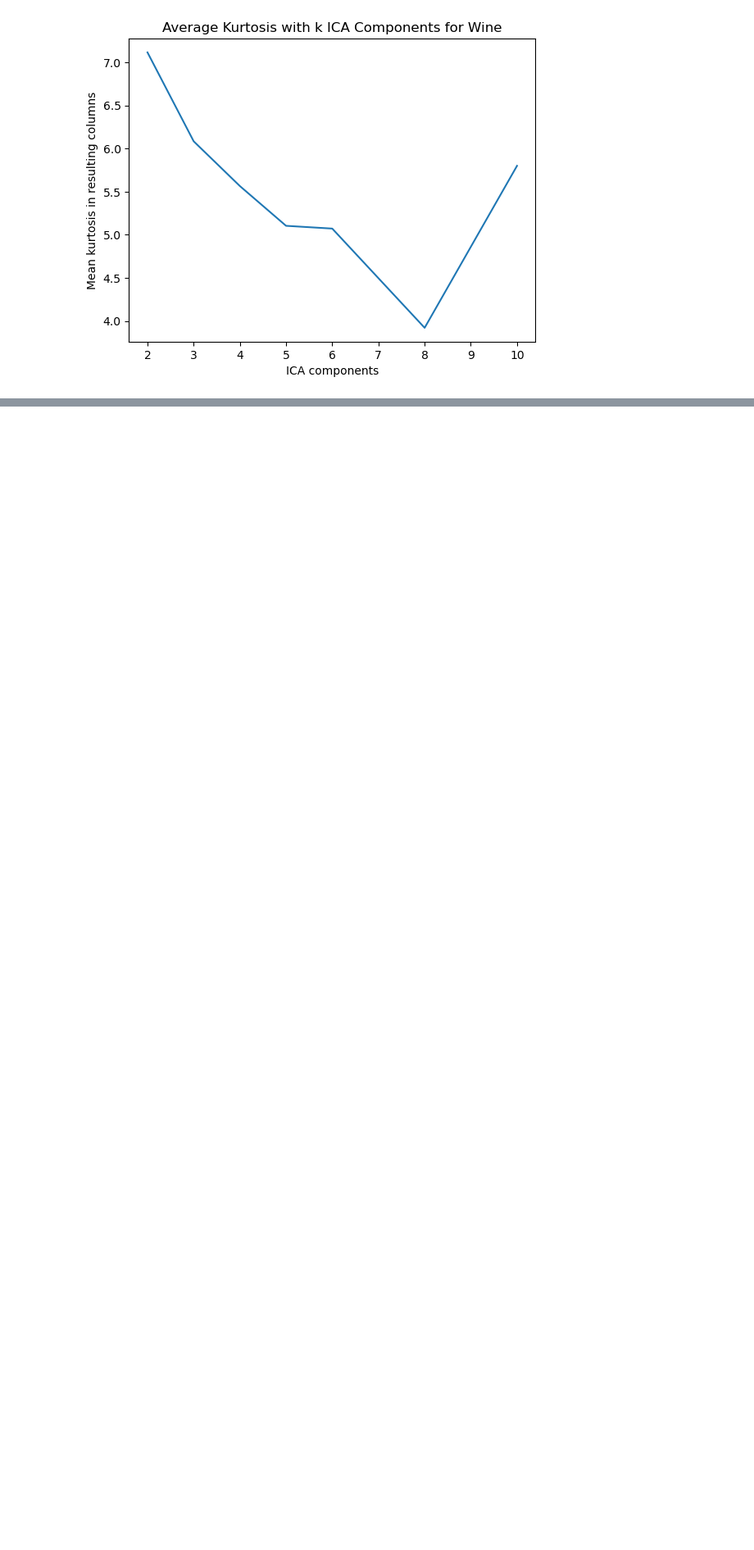
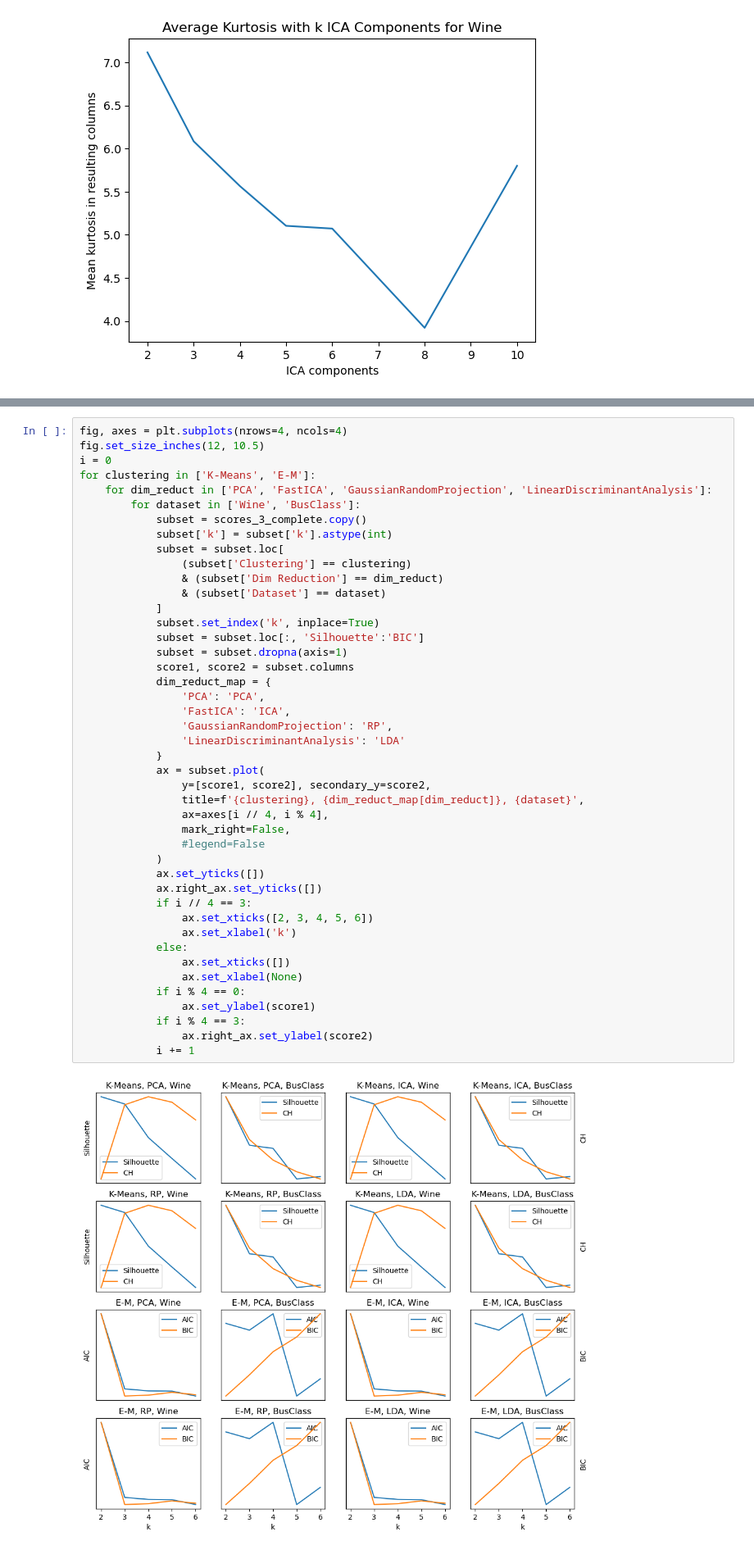
Before and after one commit to ryankarel/cs-7641-ul, a Jupyter notebook: RK UL.ipynb, the cells around one changed output, grey strips where cells are left out. Shown at 82% size. Saved outputs shown, nothing was run; the diff lists cells and outputs as text; blank space fills up the shorter version.

```diff
--- a/RK UL.ipynb
+++ b/RK UL.ipynb
@@ -839,0 +591,46 @@ holdout scores: {'Original': 0.721280993355473, 'KMeans': 0.7138685861654794, 'G
+# %%
+fig, axes = plt.subplots(nrows=4, ncols=4)
+fig.set_size_inches(12, 10.5)
+i = 0
+for clustering in ['K-Means', 'E-M']:
+    for dim_reduct in ['PCA', 'FastICA', 'GaussianRandomProjection', 'LinearDiscriminantAnalysis']:
+        for dataset in ['Wine', 'BusClass']:
+            subset = scores_3_complete.copy()
+            subset['k'] = subset['k'].astype(int)
+            subset = subset.loc[
+                (subset['Clustering'] == clustering)
+                & (subset['Dim Reduction'] == dim_reduct)
+                & (subset['Dataset'] == dataset)
+            ]
+            subset.set_index('k', inplace=True)
+            subset = subset.loc[:, 'Silhouette':'BIC']
+            subset = subset.dropna(axis=1)
+            score1, score2 = subset.columns
+            dim_reduct_map = {
+                'PCA': 'PCA',
+                'FastICA': 'ICA',
+                'GaussianRandomProjection': 'RP',
+                'LinearDiscriminantAnalysis': 'LDA'
+            }
+            ax = subset.plot(
+                y=[score1, score2], secondary_y=score2,
+                title=f'{clustering}, {dim_reduct_map[dim_reduct]}, {dataset}',
+                ax=axes[i // 4, i % 4],
+                mark_right=False,
+                #legend=False
+            )
+            ax.set_yticks([])
+            ax.right_ax.set_yticks([])
+            if i // 4 == 3:
+                ax.set_xticks([2, 3, 4, 5, 6])
+                ax.set_xlabel('k')
+            else:
+                ax.set_xticks([])
+                ax.set_xlabel(None)
+            if i % 4 == 0:
+                ax.set_ylabel(score1)
+            if i % 4 == 3:
+                ax.right_ax.set_ylabel(score2)
+            i += 1
+# %% [output]
+[figure, added]
```
Also changed, not shown: parts of 47 cells of this notebook, 1 other file.
